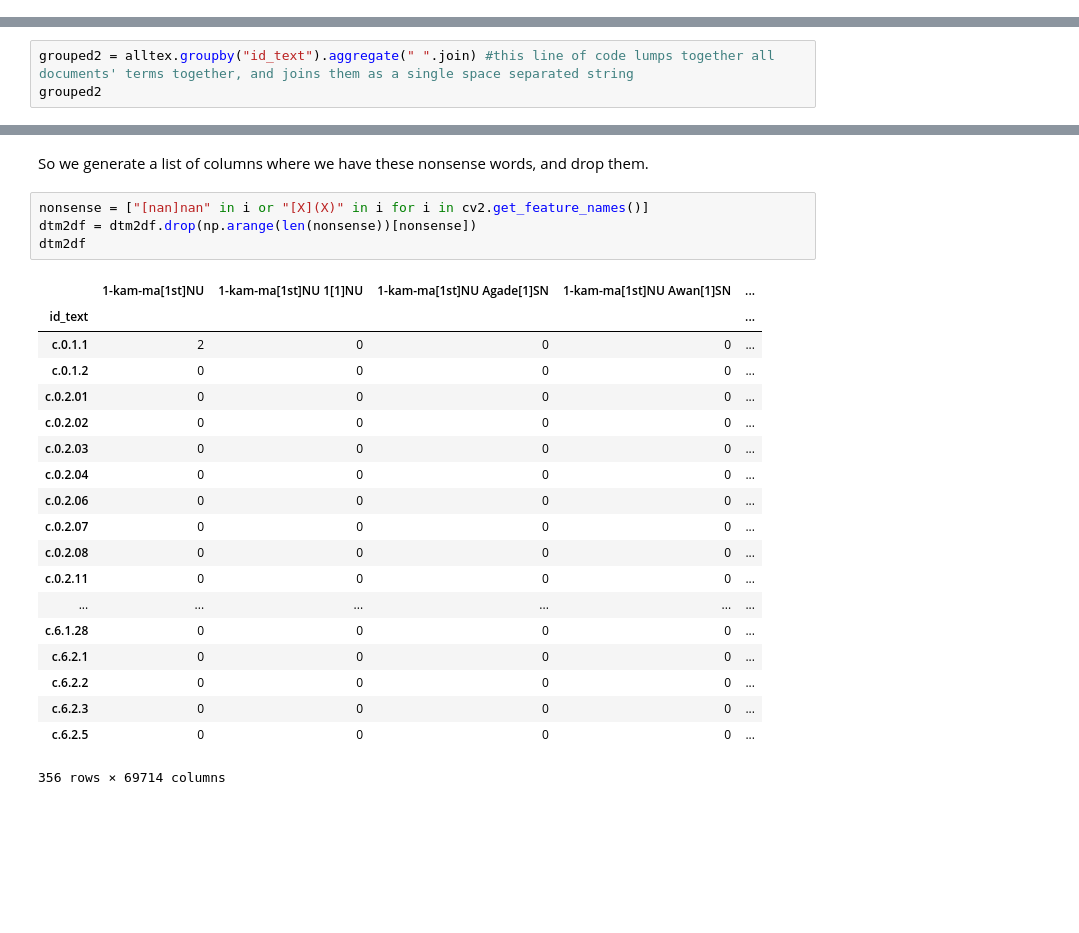
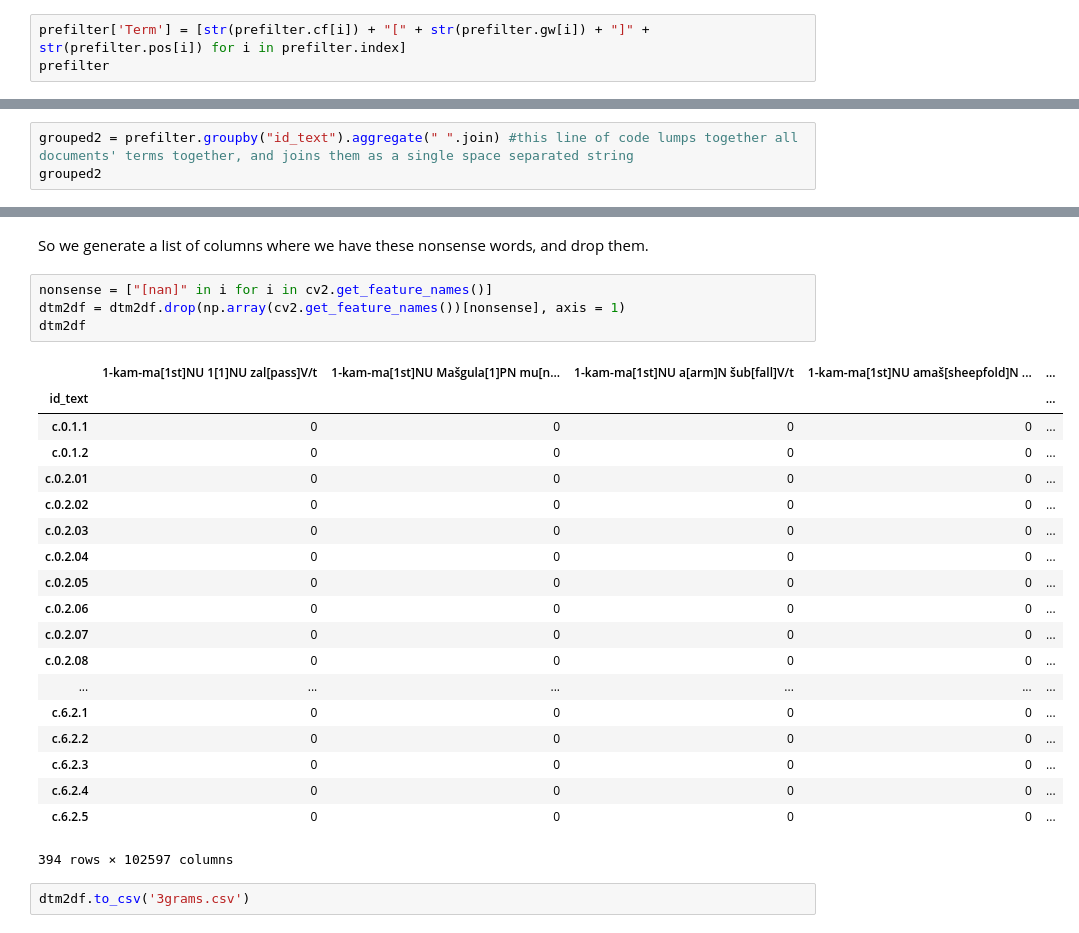
Before and after one commit to ds-modules/CUNEIF-102A, a Jupyter notebook: Simpleversion.ipynb, the cells around one changed output, grey strips where cells are left out. Cells and saved outputs as stored; diff of their text form; blank space fills up the shorter version.

Commit message:
add 2 grams and 3 gram csvs

```diff
--- a/Simpleversion.ipynb
+++ b/Simpleversion.ipynb
@@ -547,2 +552,5 @@ prefilter
 # %% [markdown]
 We group together by document, as before, this time without any filtering.
+# %%
+prefilter['Term'] = [str(prefilter.cf[i]) + "[" + str(prefilter.gw[i]) + "]" + str(prefilter.pos[i]) for i in prefilter.index]
+prefilter
@@ -549,4 +581,4 @@ We group together by document, as before, this time without any filtering.
 # %%
-grouped2 = alltex.groupby("id_text").aggregate(" ".join) #this line of code lumps together all documents' terms together, and joins them as a single space separated string
+grouped2 = prefilter.groupby("id_text").aggregate(" ".join) #this line of code lumps together all documents' terms together, and joins them as a single space separated string
 grouped2
 # %% [output]
@@ -624,26 +656,28 @@ It's now easier to see that we indeed have generated 1 and 2 grams! The column h
 # %% [markdown]
 So we generate a list of columns where we have these nonsense words, and drop them.
 # %%
-nonsense = ["[nan]nan" in i or "[X](X)" in i for i in cv2.get_feature_names()]
-dtm2df = dtm2df.drop(np.arange(len(nonsense))[nonsense])
+nonsense = ["[nan]" in i for i in cv2.get_feature_names()]
+dtm2df = dtm2df.drop(np.array(cv2.get_feature_names())[nonsense], axis = 1)
 dtm2df
 # %% [output]
-|  | 1-kam-ma[1st]NU | 1-kam-ma[1st]NU 1[1]NU | 1-kam-ma[1st]NU Agade[1]SN | 1-kam-ma[1st]NU Awan[1]SN | ... |
+|  | 1-kam-ma[1st]NU 1[1]NU zal[pass]V/t | 1-kam-ma[1st]NU Mašgula[1]PN mu[n... | 1-kam-ma[1st]NU a[arm]N šub[fall]V/t | 1-kam-ma[1st]NU amaš[sheepfold]N ... | ... |
 | id_text |  |  |  |  | ... |
-| c.0.1.1 | 2 | 0 | 0 | 0 | ... |
+| c.0.1.1 | 0 | 0 | 0 | 0 | ... |
 | c.0.1.2 | 0 | 0 | 0 | 0 | ... |
 | c.0.2.01 | 0 | 0 | 0 | 0 | ... |
 | c.0.2.02 | 0 | 0 | 0 | 0 | ... |
 | c.0.2.03 | 0 | 0 | 0 | 0 | ... |
 | c.0.2.04 | 0 | 0 | 0 | 0 | ... |
+| c.0.2.05 | 0 | 0 | 0 | 0 | ... |
 | c.0.2.06 | 0 | 0 | 0 | 0 | ... |
 | c.0.2.07 | 0 | 0 | 0 | 0 | ... |
 | c.0.2.08 | 0 | 0 | 0 | 0 | ... |
-| c.0.2.11 | 0 | 0 | 0 | 0 | ... |
 | ... | ... | ... | ... | ... | ... |
-| c.6.1.28 | 0 | 0 | 0 | 0 | ... |
 | c.6.2.1 | 0 | 0 | 0 | 0 | ... |
 | c.6.2.2 | 0 | 0 | 0 | 0 | ... |
 | c.6.2.3 | 0 | 0 | 0 | 0 | ... |
+| c.6.2.4 | 0 | 0 | 0 | 0 | ... |
 | c.6.2.5 | 0 | 0 | 0 | 0 | ... |
-356 rows × 69714 columns
+394 rows × 102597 columns
+# %%
+dtm2df.to_csv('3grams.csv')
```
Also changed, not shown: parts of 10 cells of this notebook, 2 other files.
